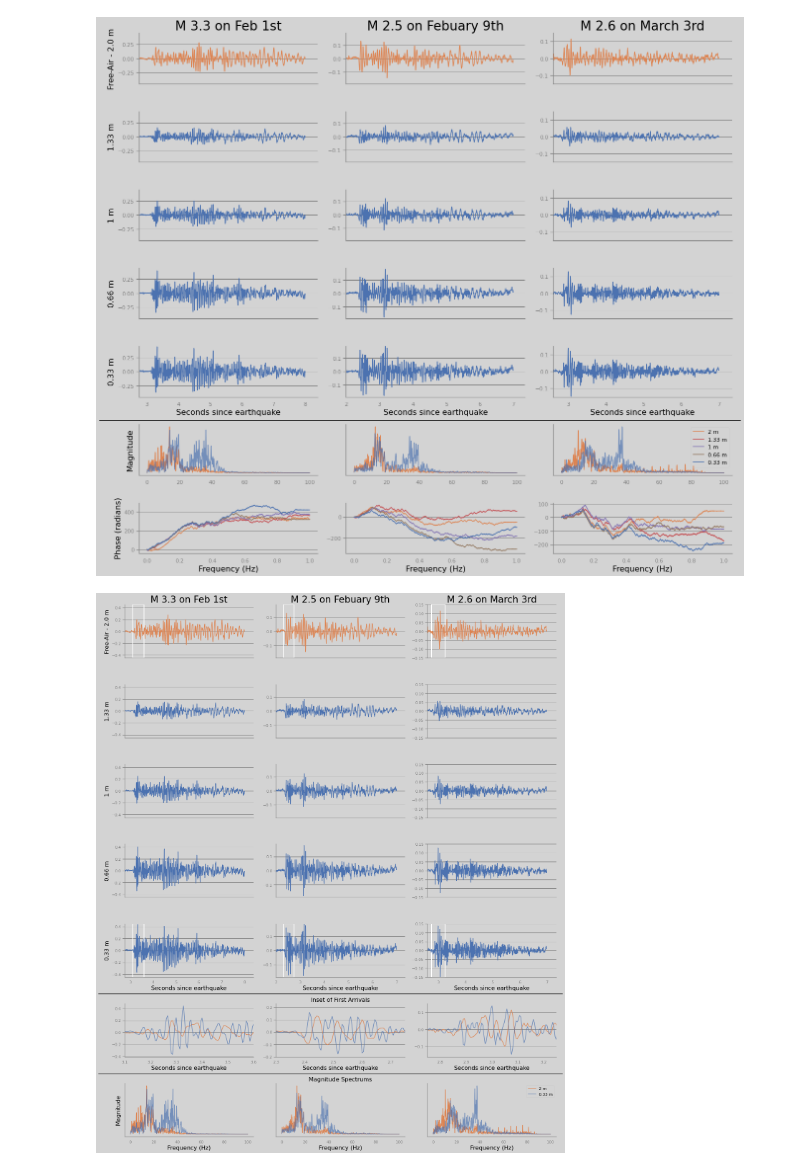
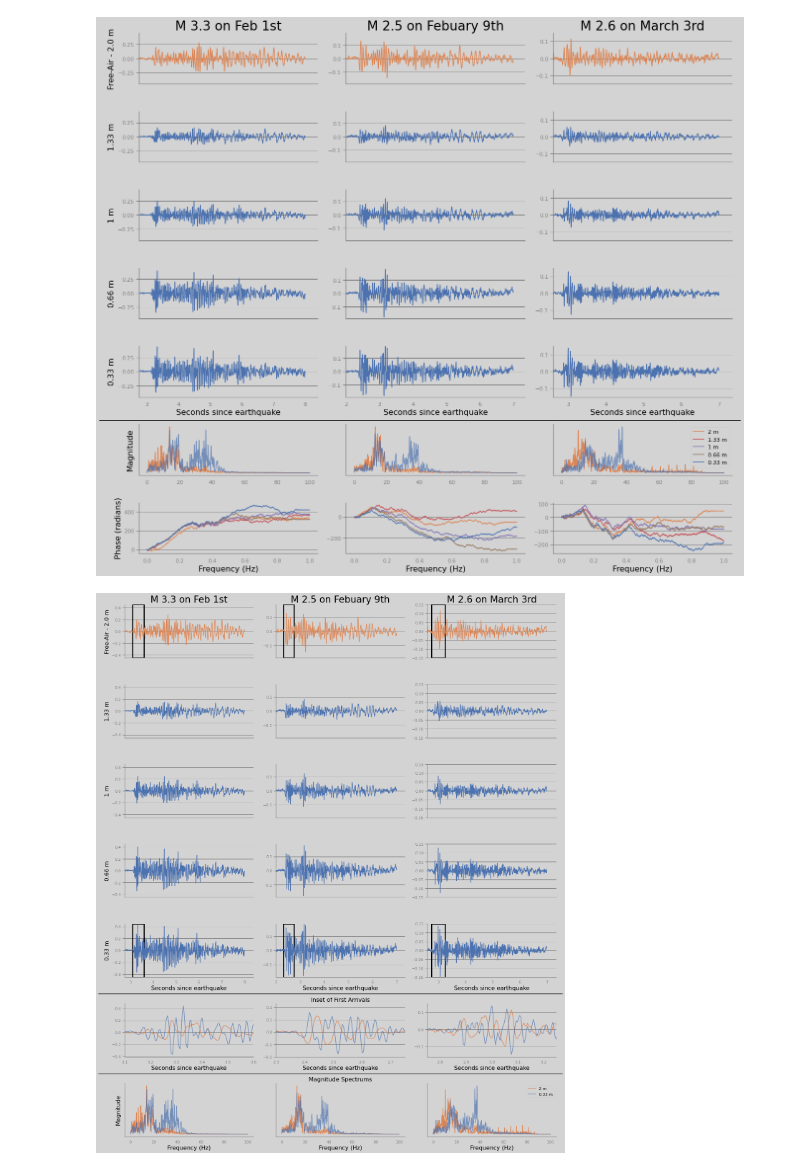
Before and after one commit to ZachHoppinen/infrasound-snow-attenuation, a Jupyter notebook: src/writing/eqs_ex_fig.ipynb, the cells around one changed output. Drawn from its saved outputs; the diff is of its cells as text; code cells hidden in the pictures.

```diff
--- a/src/writing/eqs_ex_fig.ipynb
+++ b/src/writing/eqs_ex_fig.ipynb
@@ -208,43 +208,44 @@ for i, eq_d in eqs.items():
     axes[6,i].set_xlabel('Frequency (Hz)')
     axes[5,1].set_title('Inset of First Arrivals', fontsize = 16)
     axes[5,i].set_xlabel('Seconds since earthquake')
+    bc = 'black'
     if i == 0:
         ts = (3.1,3.6)
         for l in [0,4]:
-            axes[l, i].add_patch(mpl.patches.Rectangle((ts[0],-ylim), (ts[1]-ts[0]), 2*ylim, facecolor="None", edgecolor = 'white', linewidth = 2))
+            axes[l, i].add_patch(mpl.patches.Rectangle((ts[0],-ylim), (ts[1]-ts[0]), 2*ylim, facecolor="None", edgecolor = bc, linewidth = 3))
         axes[5,i].set_xlim(ts)
     elif i == 1:
         ts = (2.3,2.75)
         for l in [0,4]:
-            axes[l, i].add_patch(mpl.patches.Rectangle((ts[0],-ylim), (ts[1]-ts[0]), 2*ylim, facecolor="None", edgecolor = 'white', linewidth = 2))
+            axes[l, i].add_patch(mpl.patches.Rectangle((ts[0],-ylim), (ts[1]-ts[0]), 2*ylim, facecolor="None", edgecolor = bc, linewidth = 3))
         axes[5,i].set_xlim(ts)
     else:
         ts = (2.75,3.25)
         for l in [0,4]:
-            axes[l, i].add_patch(mpl.patches.Rectangle((ts[0],-ylim), (ts[1]-ts[0]), 2*ylim, facecolor="None", edgecolor = 'white', linewidth = 2))
+            axes[l, i].add_patch(mpl.patches.Rectangle((ts[0],-ylim), (ts[1]-ts[0]), 2*ylim, facecolor="None", edgecolor = bc, linewidth = 3))
         axes[5,i].set_xlim(ts)
 
 
 plt.tight_layout()
 
 
 # Get the bounding boxes of the axes including text decorations
 r = f.canvas.get_renderer()
 get_bbox = lambda ax: ax.get_tightbbox(r).transformed(f.transFigure.inverted())
 bboxes = np.array(list(map(get_bbox, axes.flat)), mtrans.Bbox).reshape(axes.shape)
 
 #Get the minimum and maximum extent, get the coordinate half-way between those
 ymax = np.array(list(map(lambda b: b.y1, bboxes.flat))).reshape(axes.shape).max(axis=1)
 ymin = np.array(list(map(lambda b: b.y0, bboxes.flat))).reshape(axes.shape).min(axis=1)
 ys = np.c_[ymax[1:], ymin[:-1]].mean(axis=1)
 
 # Draw a horizontal lines at those coordinates
 for k, y in enumerate(ys):
     if k == 4 or k == 5:
         line = plt.Line2D([0,1],[y,y], transform=f.transFigure, color="black")
         f.add_artist(line)
 
 fig_dir = '/bsuhome/zacharykeskinen/infrasound/figures'
 plt.savefig(join(fig_dir, 'signal_compares', 'multieq_example_v4.png'), dpi = 300)
 # %% [output]
-[figure, old version]
+[figure, new version]
```
Also changed, not shown: 1 other file.
